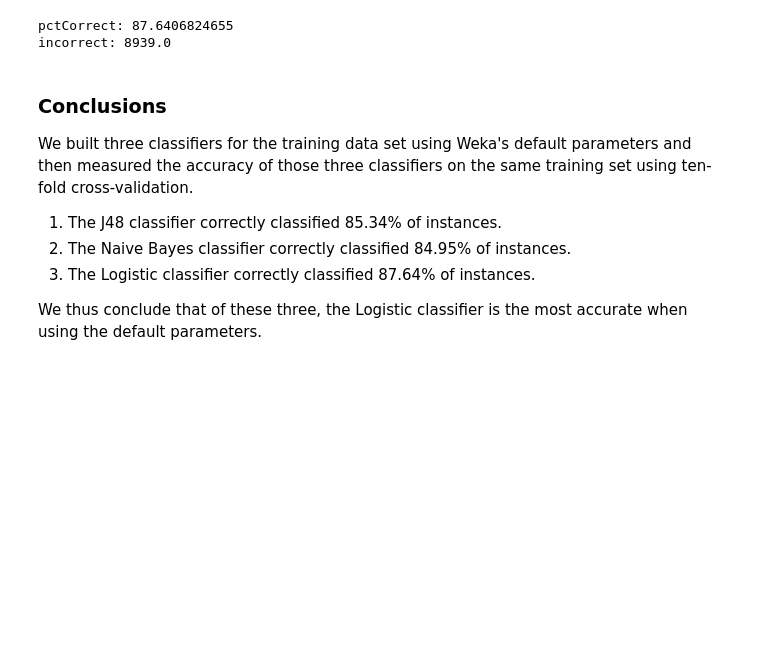
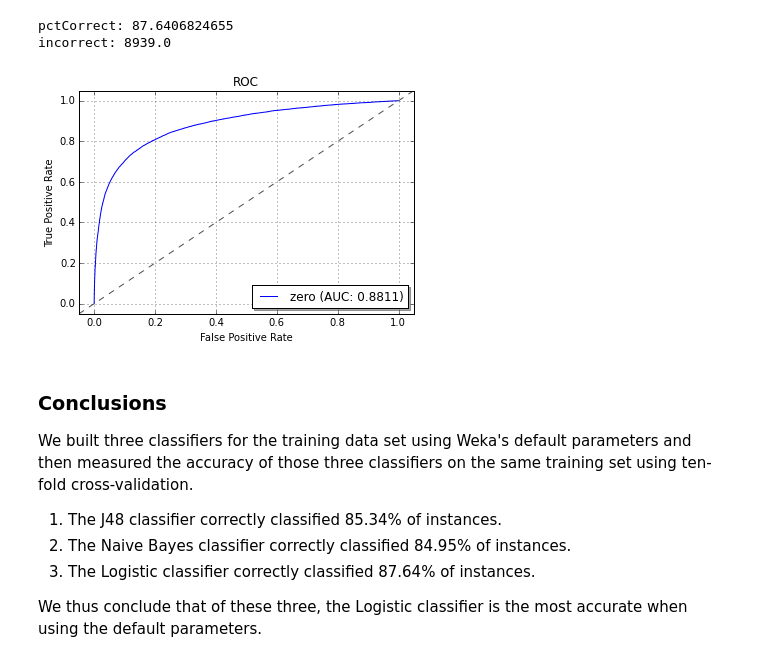
Before and after one commit to menzenski/ml-mooc-dropout-rate, a Jupyter notebook: EECS738FinalProject.ipynb, the cells around one changed output. Drawn from its saved outputs; the diff is of its cells as text; code cells hidden in the pictures; blank space fills up the shorter version.

```diff
--- a/EECS738FinalProject.ipynb
+++ b/EECS738FinalProject.ipynb
@@ -260,6 +272,12 @@ print("incorrect: " + str(eval_l.incorrect))
 # %% [output]
 pctCorrect: 87.6406824655
 incorrect: 8939.0
+# %%
+%matplotlib inline
+import weka.plot.classifiers as plcls # matplotlib is requires
+plcls.plot_roc(eval_l, wait=True)
+# %% [output]
+[figure, added]
 # %% [markdown]
 ### Conclusions
 
```
Also changed, not shown: parts of 2 cells of this notebook.
